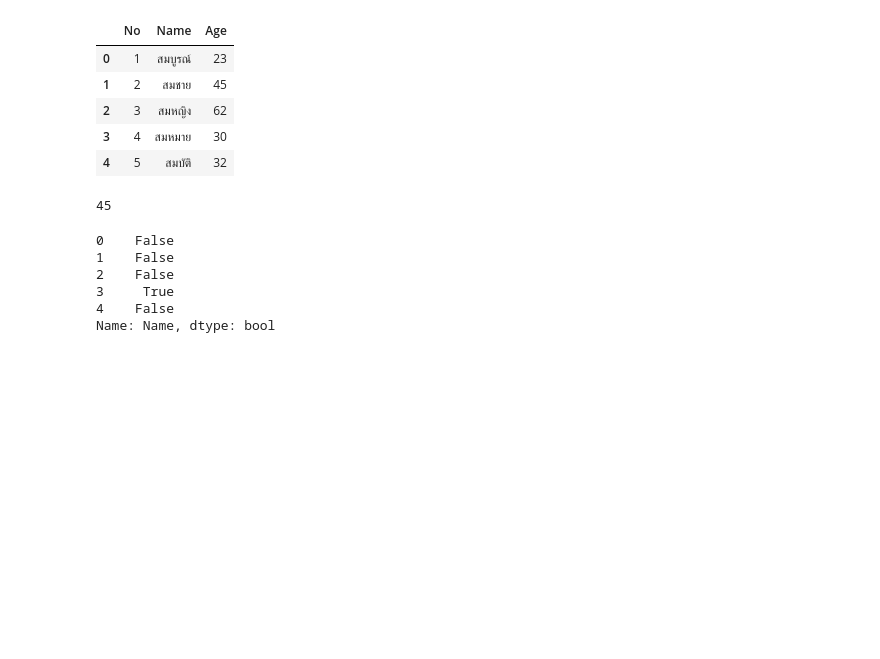
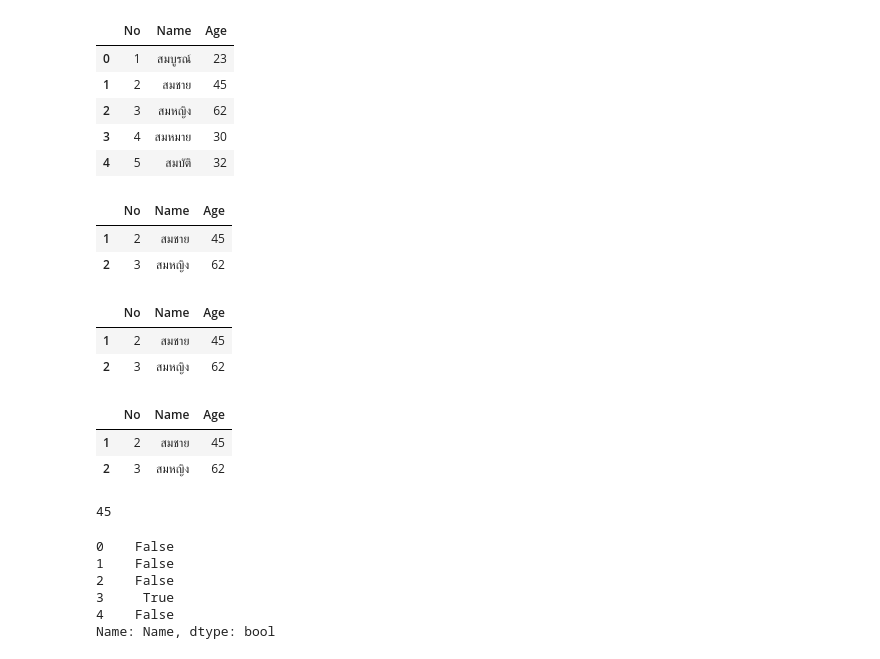
Before and after one commit to Aingon14/Datawarehouse-BigData, a Jupyter notebook: 02_Python101.ipynb, the cells around one changed output. Drawn from its saved outputs; the diff is of its cells as text; code cells hidden in the pictures; blank space fills up the shorter version.

```diff
--- a/02_Python101.ipynb
+++ b/02_Python101.ipynb
@@ -961,6 +987,24 @@ df
 | 2 | 3 | สมหญิง | 62 |
 | 3 | 4 | สมหมาย | 30 |
 | 4 | 5 | สมบัติ | 32 |
+# %%
+df.loc[df['Age']>=40] #หาคนที่อายุมากกว่า 40
+# %% [output]
+|  | No | Name | Age |
+| 1 | 2 | สมชาย | 45 |
+| 2 | 3 | สมหญิง | 62 |
+# %%
+df.loc[df['Age']>40,:]  #แบบนี้ก็ได้
+# %% [output]
+|  | No | Name | Age |
+| 1 | 2 | สมชาย | 45 |
+| 2 | 3 | สมหญิง | 62 |
+# %%
+df[df["Age"]>40]  #นี่ก็ได้
+# %% [output]
+|  | No | Name | Age |
+| 1 | 2 | สมชาย | 45 |
+| 2 | 3 | สมหญิง | 62 |
 # %%
 df.iloc[1,2]
 # %% [output]
```
Also changed, not shown: parts of 73 cells of this notebook.
